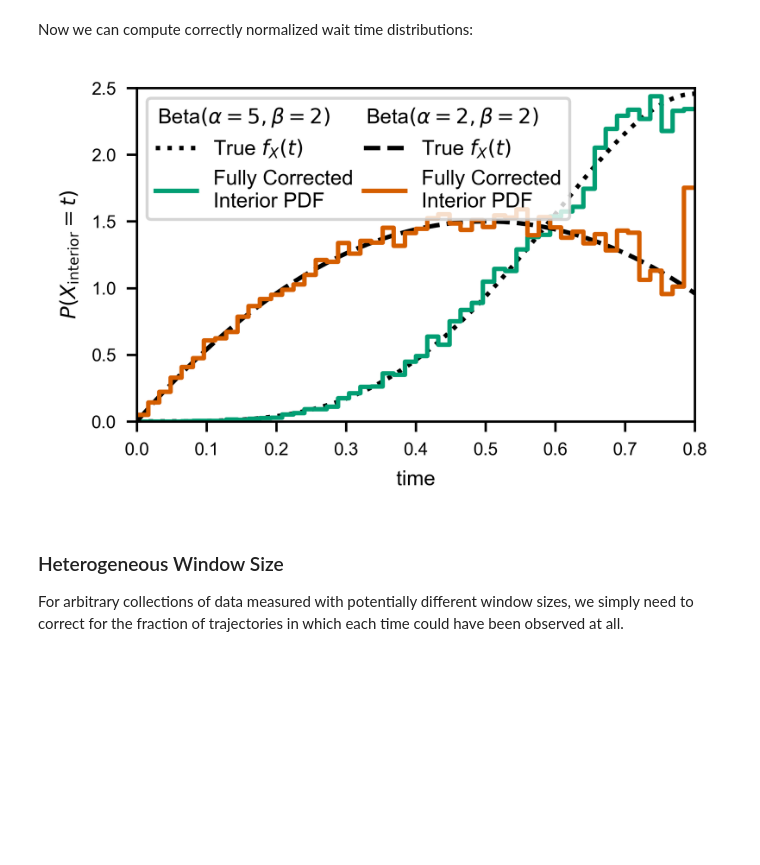
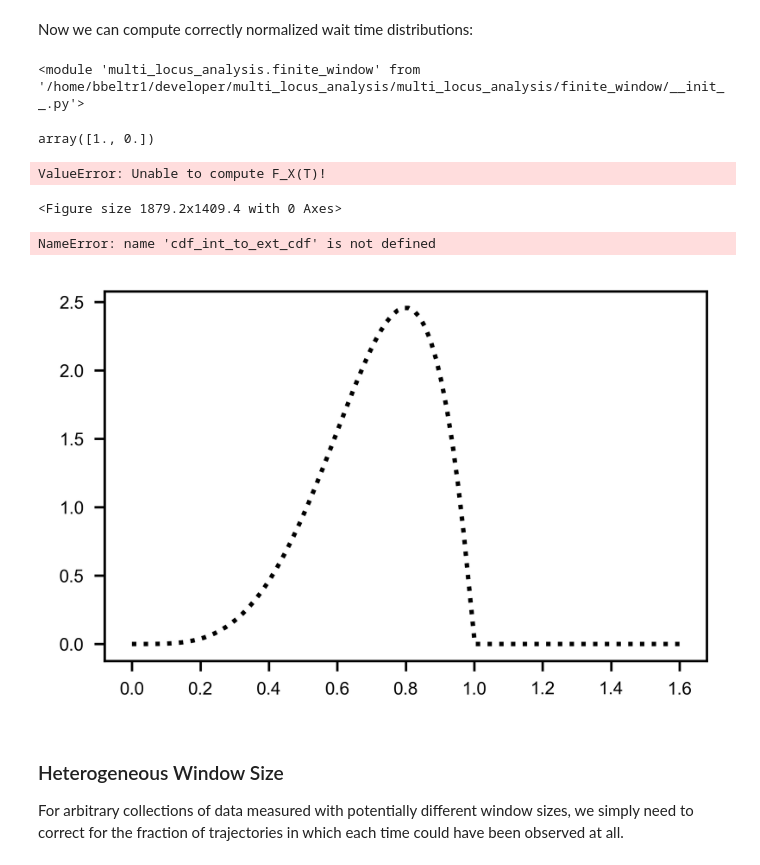
Before and after one commit to brunobeltran/multi_locus_analysis, a Jupyter notebook: notebooks/bpj_plots.ipynb, the cells around one changed output. Saved outputs shown, nothing was run; the diff lists cells and outputs as text; code cells hidden in the pictures; blank space fills up the shorter version.

```diff
--- a/notebooks/bpj_plots.ipynb
+++ b/notebooks/bpj_plots.ipynb
@@ -135,0 +157,13 @@ for name, obs in observations.items():
+# %%
+obs = observations['beta']
+var_pair = variable_pairs['beta']
+var = var_pair[0]
+interior = obs.loc[
+    (obs['state'] == var.name) & (obs['wait_type'] == 'interior'),
+    ['wait_time', 'window_size']
+].copy()
+x, cdf = fw.ecdf_windowed(
+    interior.wait_time.values,
+    interior.window_size.values,
+    pad_left_at_x=0
+)
@@ -153,3 +262,42 @@ for name, obs in observations.items():
 [figure]
 # %% [markdown]
 Now we can compute correctly normalized wait time distributions:
+# %%
+importlib.reload(fw)
+# %% [output]
+<module 'multi_locus_analysis.finite_window' from '/home/bbeltr1/developer/multi_locus_analysis/multi_locus_analysis/finite_window/__init__.py'>
+# %%
+window_sizes = obs.groupby('replicate')['window_size'].first().sort_values().values
+window_sizes, window_cdf = stats.ecdf(window_sizes, pad_left_at_x=0)
+window_sf = 1 - window_cdf
+# %%
+window_sf
+# %% [output]
+array([1., 0.])
+# %%
+for name, obs in observations.items():
+    plt.figure()
+    for var in var_pair:
+        exterior = obs.loc[
+            (obs['state'] == var.name) & (obs['wait_type'] == 'interior'),
+            ['wait_time', 'window_size']
+        ].copy()
+        interior = obs.loc[
+            (obs['state'] == var.name)
+            & (obs['wait_type'] != 'interior')
+            & (obs['wait_type'] != 'full exterior'),
+            ['wait_time', 'window_size']
+        ].copy()
+        window_sizes = obs.groupby('replicate')['window_size'].first().values
+        # now sorted
+        window_sizes, window_cdf = stats.ecdf(window_sizes)
+        window_sf = 1 - window_cdf
+        t, rcdf = fw.ecdf_ext_int(
+            exterior.wait_time.values,
+            interior.wait_time.values,
+            interior.window_size.values
+        )
+        plt.plot(t, rcdf)
+# %% [output]
+ValueError: Unable to compute F_X(T)!
+<Figure size 1879.2x1409.4 with 0 Axes>
@@ -166,6 +316,7 @@ for var in var_pair:
     line, = ax.plot(t, var.pdf(t), ls=var.linestyle,
                     c='k', label=f'True $f_X(t)$')
     legend_entries[var.name].append(line)
+
 
     interior = obs.loc[
         (obs['state'] == var.name) & (obs['wait_type'] == 'interior'),
@@ -174,35 +325,36 @@ for var in var_pair:
     interior['correction'] = 1/(interior.window_size - interior.wait_time)
 
     t_bins = np.linspace(0, T, 51)
     dt = np.diff(t_bins)
     y, t_bins = np.histogram(
         interior.wait_time.values,
         weights=interior.correction / np.sum(interior.correction),
         bins=t_bins
     )
     y = y / dt
-    X, Y = fw.bars_given_hist(y, t_bins)
+    X, Y = stats.bars_given_hist(y, t_bins)
     a = cdf_int_to_ext_cdf[var.name]['a']
     b = cdf_int_to_ext_cdf[var.name]['b']
     line, = ax.plot(X, Y*(-b/a), c=var.color, label='Fully Corrected\nInterior PDF')
     legend_entries[var.name].append(line)
 
 ax.set_xlabel('time')
 ax.set_ylabel(r'$P(X_\mathrm{interior} = t)$')
 ax.set_xlim([0, T])
 ax.set_ylim([0, 2.5])
 handles = [h for _, patches in legend_entries.items() for h in patches]
 legend = ax.legend(handles=handles, ncol=2, columnspacing=0.5)
 
 # hack to left-align my "fake" legend column "titles"
 for vpack in legend._legend_handle_box.get_children():
     for hpack in vpack.get_children()[:1]:
         hpack.get_children()[0].set_width(0)
 # even after the hack, need to move them over to "look" nice
 legend.get_texts()[0].set_position((-40/600*mpl.rcParams['figure.dpi'], 0))
 legend.get_texts()[3].set_position((-40/600*mpl.rcParams['figure.dpi'], 0))
 # %% [output]
+NameError: name 'cdf_int_to_ext_cdf' is not defined
-[figure, old version]
+[figure, new version]
 # %% [markdown]
 ### Heterogeneous Window Size
 
```
Also changed, not shown: parts of 16 cells of this notebook, 2 other files.
